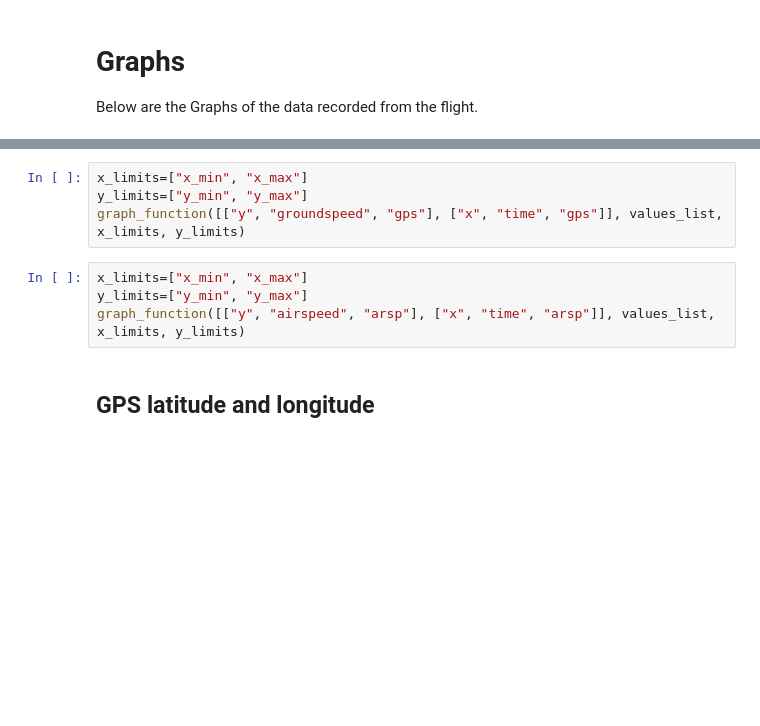
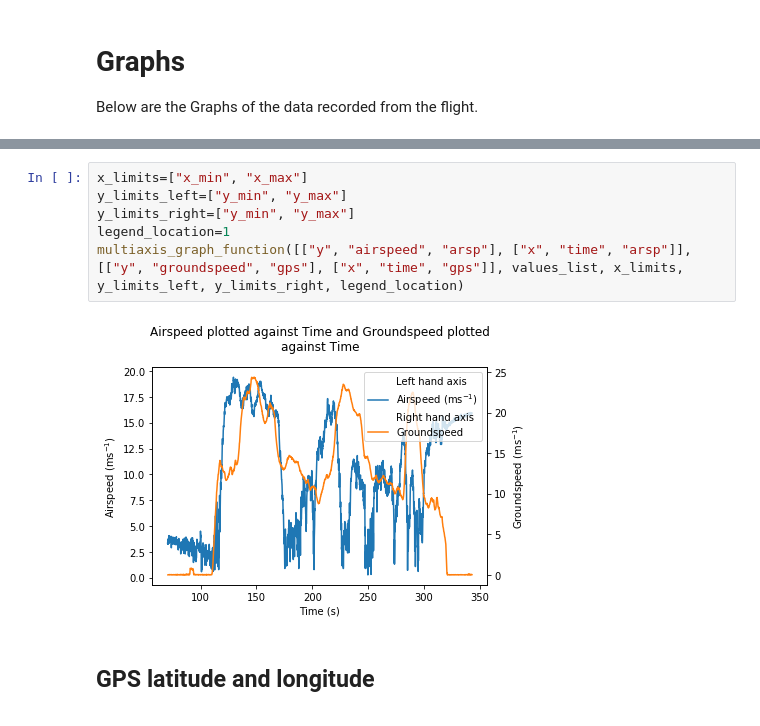
Before and after one commit to AdrianWeishaeupl/AutoFLpy, a Jupyter notebook: autoflpy/user_files/flight_logs_generated/Generated flight log 20190101 1.ipynb, the cells around one changed output, grey strips where cells are left out. Cells and saved outputs as stored; diff of their text form; blank space fills up the shorter version.

```diff
--- a/autoflpy/user_files/flight_logs_generated/Generated flight log 20190101 1.ipynb
+++ b/autoflpy/user_files/flight_logs_generated/Generated flight log 20190101 1.ipynb
@@ -97,11 +108,11 @@ multiaxis_graph_function([["y", "altitude", "gps"]], [["y", "groundcourse", "gps
 # %%
 x_limits=["x_min", "x_max"]
-y_limits=["y_min", "y_max"]
-graph_function([["y", "groundspeed", "gps"], ["x", "time", "gps"]], values_list, x_limits, y_limits)
+y_limits_left=["y_min", "y_max"]
+y_limits_right=["y_min", "y_max"]
+legend_location=1
+multiaxis_graph_function([["y", "airspeed", "arsp"], ["x", "time", "arsp"]], [["y", "groundspeed", "gps"], ["x", "time", "gps"]], values_list, x_limits, y_limits_left, y_limits_right, legend_location)
+# %% [output]
+[figure, added]
-# %%
-x_limits=["x_min", "x_max"]
-y_limits=["y_min", "y_max"]
-graph_function([["y", "airspeed", "arsp"], ["x", "time", "arsp"]], values_list, x_limits, y_limits)
 # %% [markdown]
 <h2>GPS latitude and longitude</h2><a class="anchor" id="GPS-Lat-Long"></a>
 # %%
```
Also changed, not shown: parts of 22 cells of this notebook, 5 other files.
